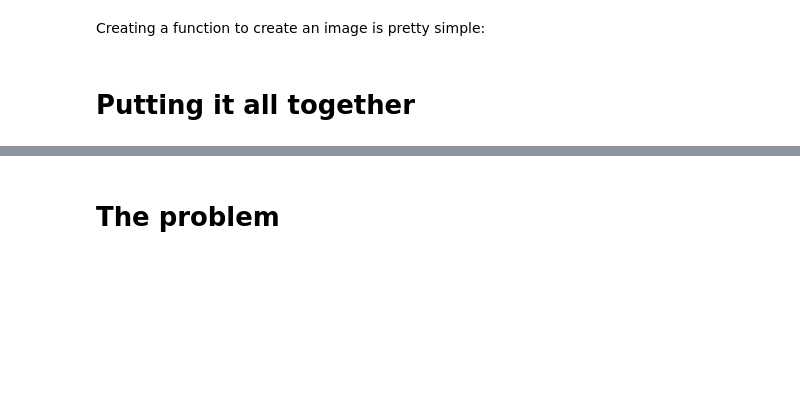
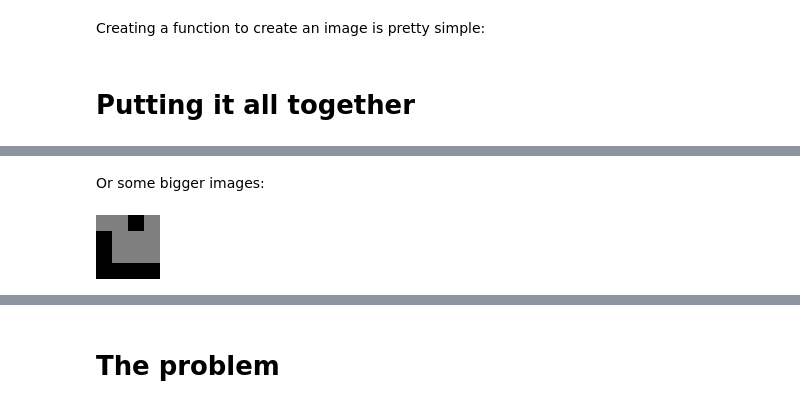
Before and after one commit to kathryndeplume/library-of-sydney, a Jupyter notebook: notes.ipynb, the cells around one changed output, grey strips where cells are left out. Cells and saved outputs as stored; diff of their text form; code cells hidden in the pictures; blank space fills up the shorter version.

```diff
--- a/notes.ipynb
+++ b/notes.ipynb
@@ -101,0 +86,3 @@ get_pixel(5, 3, 2*2, 2)
+# %%
+for i in range(0, 4):
+    display(get_pixel_value(5, i, 2*2, 2))
@@ -164,0 +163,6 @@ generate_image(data, image_size, num_colors)
+# %% [markdown]
+Or some bigger images:
+# %%
+display(generate_image(3819, 4, 2).resize((64, 64), 0))
+# %% [output]
+[figure, added]
```
Also changed, not shown: parts of 33 cells of this notebook.
